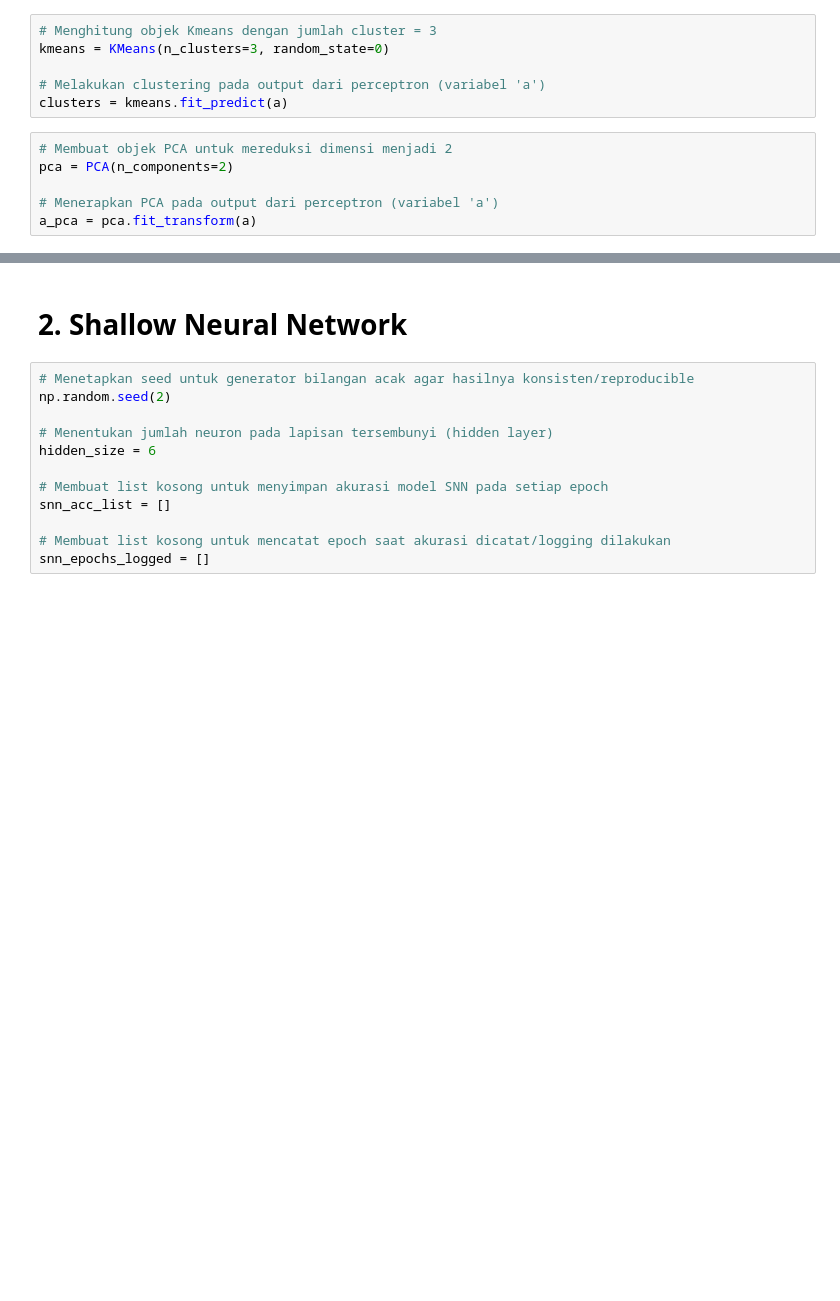
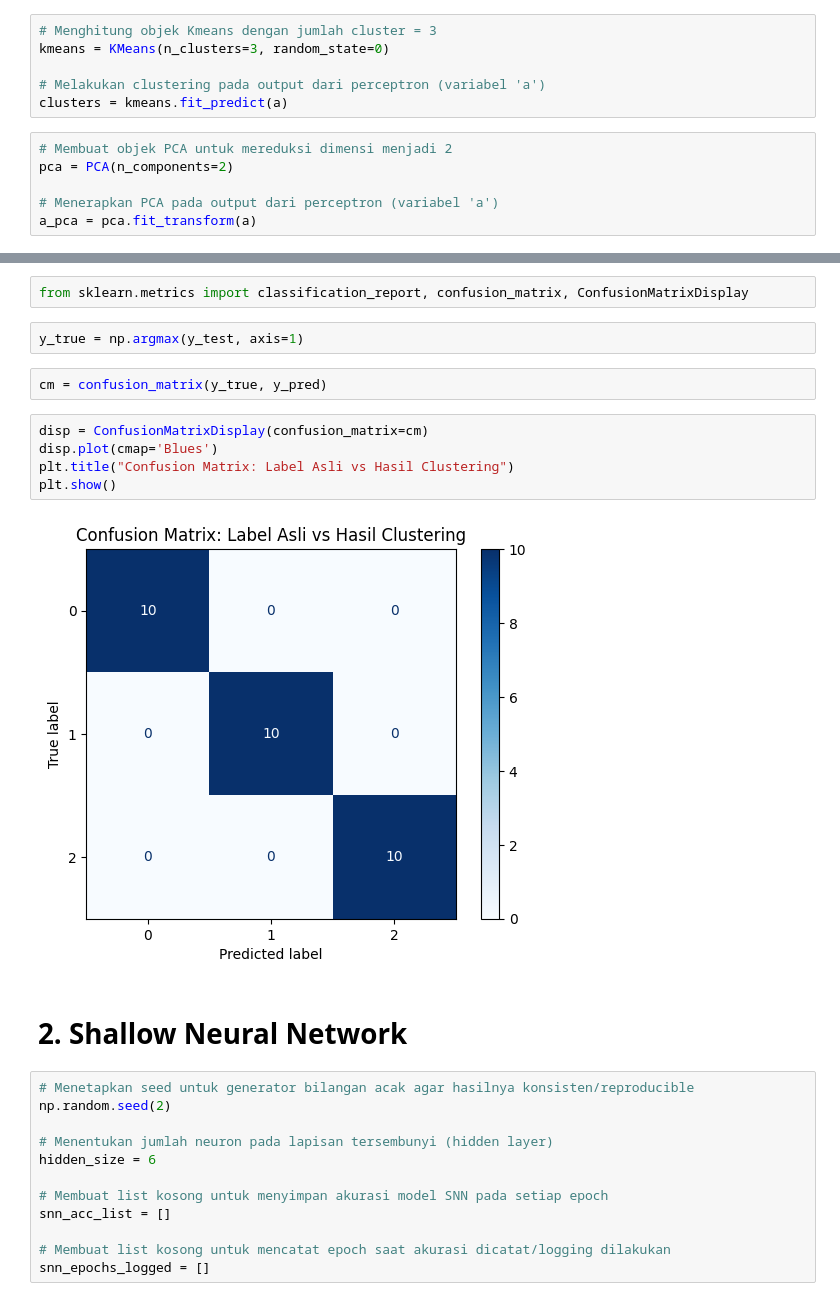
Before and after one commit to Gdankz/JST, a Jupyter notebook: UTS.ipynb, the cells around one changed output, grey strips where cells are left out. Cells and saved outputs as stored; diff of their text form; blank space fills up the shorter version.

```diff
--- a/UTS.ipynb
+++ b/UTS.ipynb
@@ -142,3 +142,16 @@ plt.show()
+# %%
+from sklearn.metrics import classification_report, confusion_matrix, ConfusionMatrixDisplay
+# %%
+y_true = np.argmax(y_test, axis=1)
+# %%
+cm = confusion_matrix(y_true, y_pred)
+# %%
+disp = ConfusionMatrixDisplay(confusion_matrix=cm)
+disp.plot(cmap='Blues')
+plt.title("Confusion Matrix: Label Asli vs Hasil Clustering")
+plt.show()
+# %% [output]
+[figure, added]
 # %% [markdown]
 # **2. Shallow Neural Network**
 # %%
```
Also changed, not shown: parts of 5 cells of this notebook.
